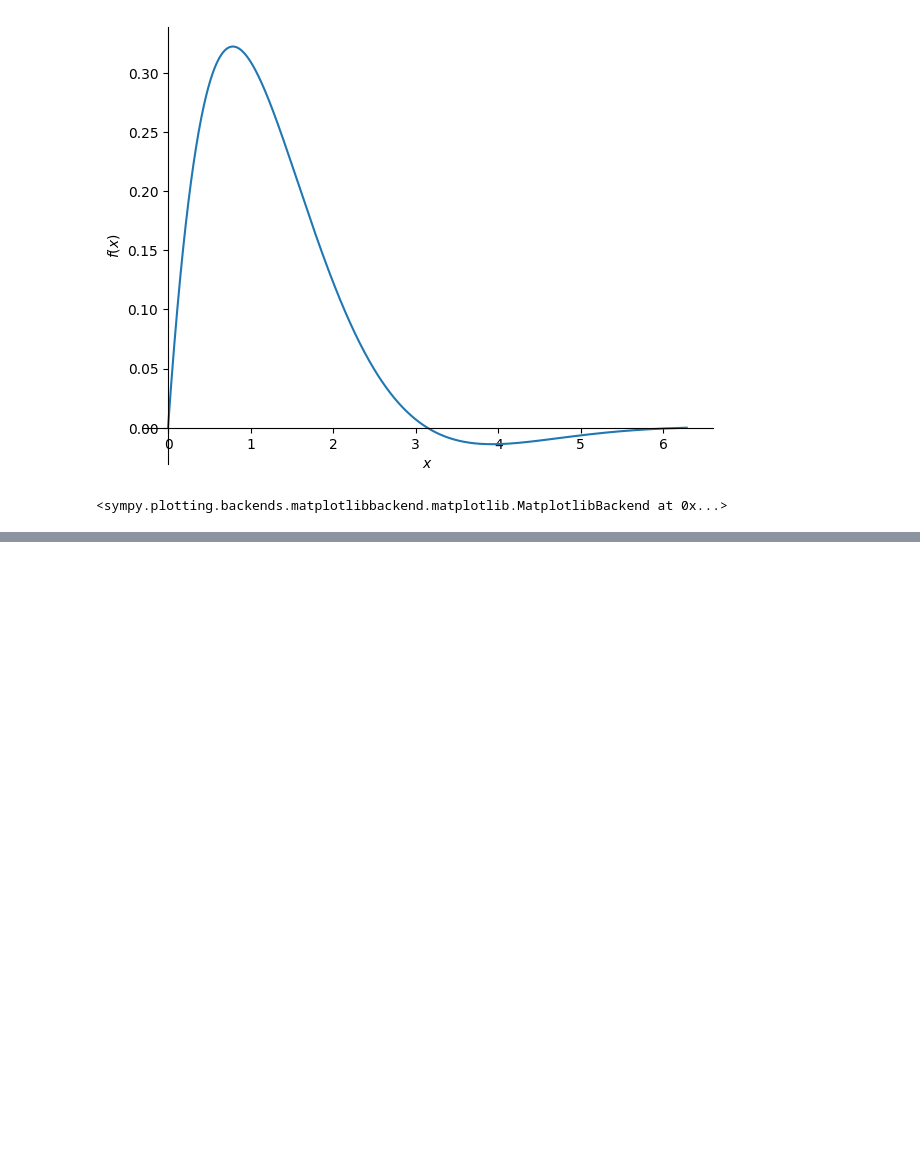
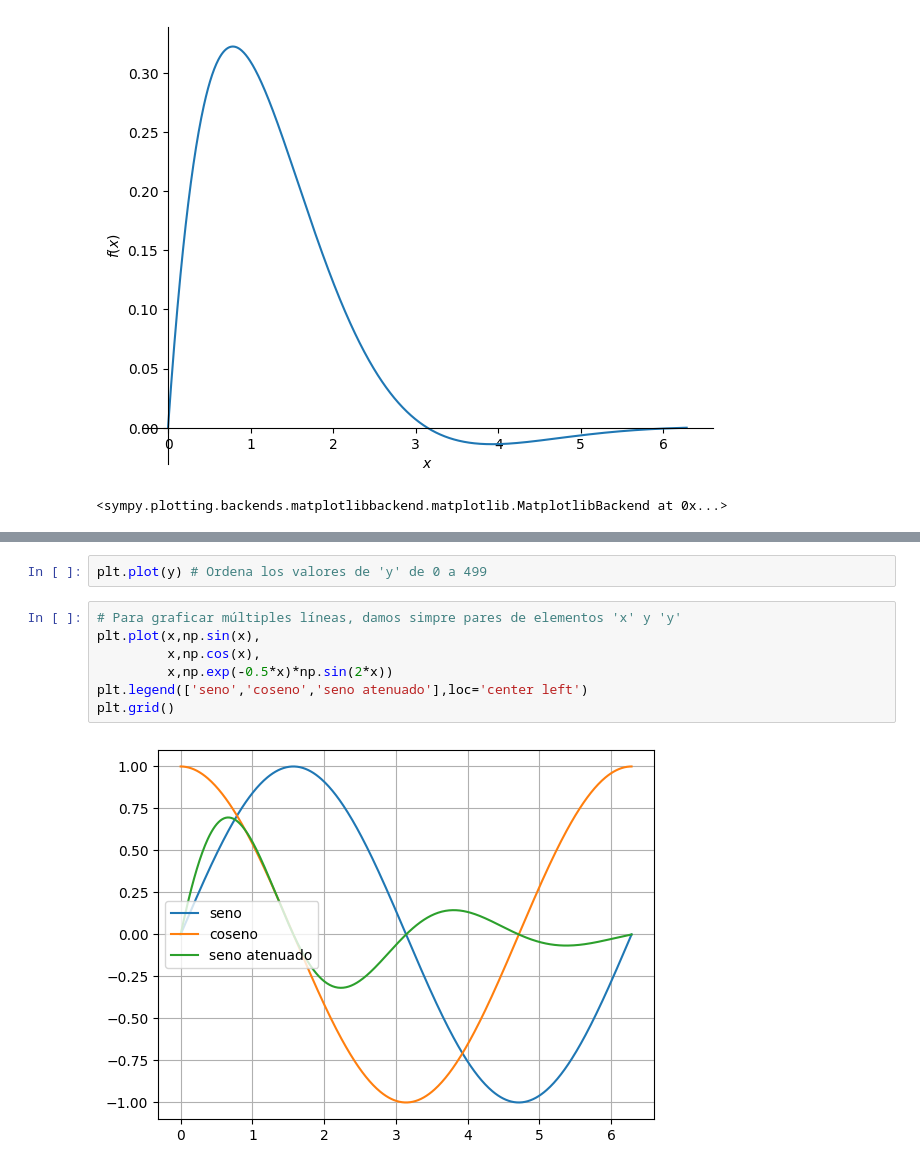
Before and after one commit to ArellanoMCarlos/SimMatO2025, a Jupyter notebook: Librerías.ipynb, the cells around one changed output, grey strips where cells are left out. Drawn from its saved outputs; the diff is of its cells as text; blank space fills up the shorter version.

```diff
--- a/Librerías.ipynb
+++ b/Librerías.ipynb
@@ -220,0 +259,11 @@ El módulo `PyPlot` de la librería `matplotlib` contiene funciones que nos perm
+# %%
+plt.plot(y) # Ordena los valores de 'y' de 0 a 499
+# %%
+# Para graficar múltiples líneas, damos simpre pares de elementos 'x' y 'y'
+plt.plot(x,np.sin(x),
+         x,np.cos(x),
+         x,np.exp(-0.5*x)*np.sin(2*x))
+plt.legend(['seno','coseno','seno atenuado'],loc='center left')
+plt.grid()
+# %% [output]
+[figure, added]
```
Also changed, not shown: parts of 26 cells of this notebook, 1 other file.
